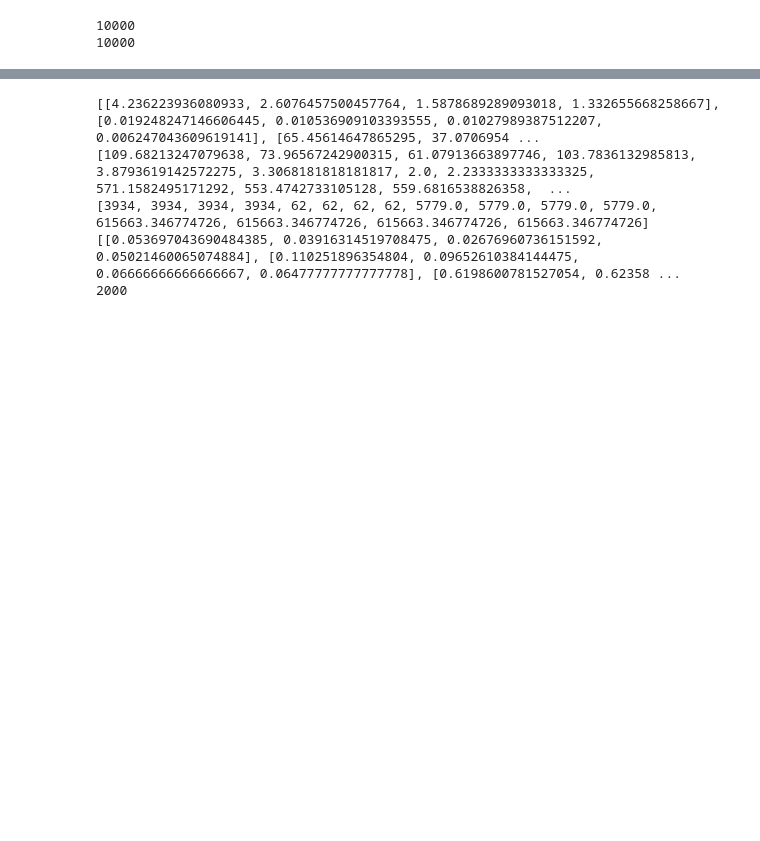
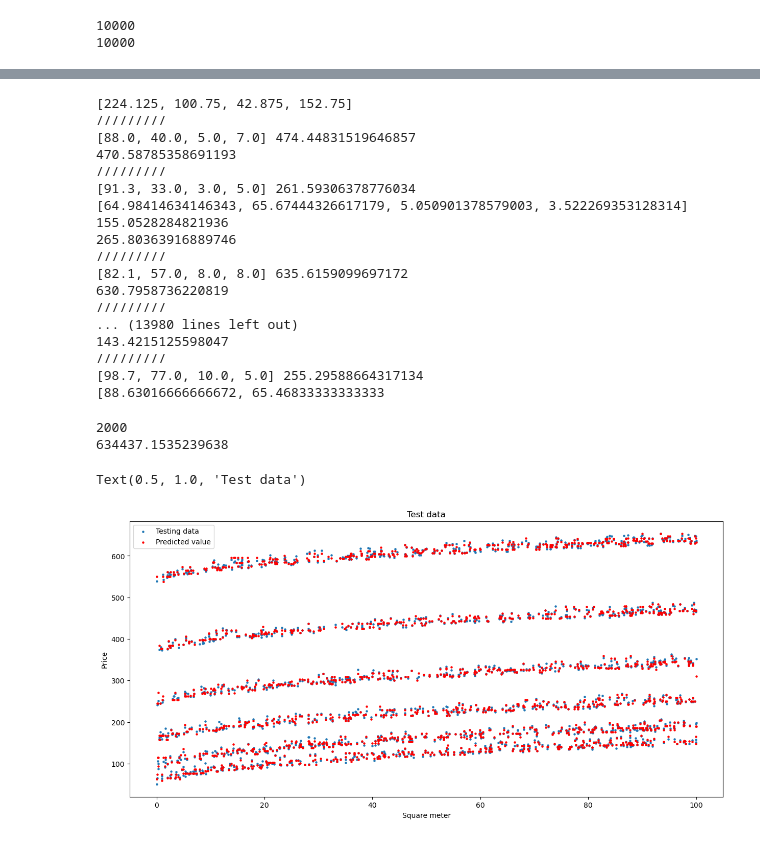
Before and after one commit to banpeter/NBRT, a Jupyter notebook: Regression_tree_non_binary.ipynb, the cells around one changed output, grey strips where cells are left out. Drawn from its saved outputs; the diff is of its cells as text; code cells hidden in the pictures; blank space fills up the shorter version.

```diff
--- a/Regression_tree_non_binary.ipynb
+++ b/Regression_tree_non_binary.ipynb
@@ -193,7 +202,7 @@ def get_features(X,labels,column,bottom,top):
 
     return [sub_X,sub_label]
 # %%
-def calculate_std(data):
+def calculate_std2(data):
 
     #print(data)
     mean = sum(data)/len(data)
@@ -523,7 +508,7 @@ for i in all_data:
 
     if(counter == 0):
         size =20
-        var = 0.5
+        var = 3
     if(counter == 1):
         size =5
         var = 0.2
@@ -658,7 +644,7 @@ def get_threshold(node):
             thresholds[j] += s[j]
     return thresholds,depth
 # %%
-print(times)
+
 predicted_value = []#predicted points
 difference = []
 MSE = []
@@ -669,7 +655,7 @@ all_mse = []
 all_std = []
 #for each tree we calculate the mean squared error
 
-
+c = 0
 
 for v in range(len(forest)):
     MSE = []
@@ -686,15 +672,20 @@ for v in range(len(forest)):
         l = 0
         thresholds,depth = get_threshold(i)
         thresholds = [x/depth for x in thresholds]
-
+        print(thresholds)
+        thresholds = [12,3,1,80]
+        #thresholds = [1,1,1,1]
+        #thresholds = [100,40,10,1000]
         for k in range(len(X_test)):
-
-
-            pr = predict(i,X_test[k],all_limits[v],thresholds)
+            print("/////////")
+            print(X_test[k],y_test[k])
+            pr = predict(i,X_test[k],all_limits[v],thresholds,y_test[k])
 
             p = 0
 
-            prev = 1000000000000
+
+
+            prev = pr[0]
             if(pr[0] != 0):
 
                 for f in range(0,len(pr)-1,2):
@@ -702,9 +693,15 @@ for v in range(len(forest)):
                         prev = pr[f+1]
                         p = pr[f]
 
+            print(p)
+            if(len(pr)>20):
+                c+=1
+                p = y_test[k]+3
 
             error += abs(y_test[k]-p)
-
+            if(abs(y_test[k]-p)>10):
+                print(abs(y_test[k]-p),p)
+                print("////////////////////////////////////////////////////////////////////////////////////////////////////////////////")
             mse += (y_test[k]-p)**2
             pv.append(p)
 
@@ -740,11 +737,39 @@ with open("Results/times_rtn2.csv", 'a',newline='') as f:
     for row in times:
 
         writer.writerow(row)'''
-
+print(c)
 print(len(predicted_value[0]))
 # %% [output]
-[[4.236223936080933, 2.6076457500457764, 1.5878689289093018, 1.332655668258667], [0.019248247146606445, 0.010536909103393555, 0.01027989387512207, 0.006247043609619141], [65.45614647865295, 37.0706954 ...
-[109.68213247079638, 73.96567242900315, 61.07913663897746, 103.7836132985813, 3.8793619142572275, 3.3068181818181817, 2.0, 2.2333333333333325, 571.1582495171292, 553.4742733105128, 559.6816538826358,  ...
-[3934, 3934, 3934, 3934, 62, 62, 62, 62, 5779.0, 5779.0, 5779.0, 5779.0, 615663.346774726, 615663.346774726, 615663.346774726, 615663.346774726]
-[[0.053697043690484385, 0.03916314519708475, 0.02676960736151592, 0.05021460065074884], [0.110251896354804, 0.09652610384144475, 0.06666666666666667, 0.06477777777777778], [0.6198600781527054, 0.62358 ...
-2000
+[224.125, 100.75, 42.875, 152.75]
+/////////
+[88.0, 40.0, 5.0, 7.0] 474.44831519646857
+470.58785358691193
+/////////
+[91.3, 33.0, 3.0, 5.0] 261.59306378776034
+[64.98414634146343, 65.67444326617179, 5.050901378579003, 3.522269353128314] 155.0528284821936
+265.80363916889746
+/////////
+[82.1, 57.0, 8.0, 8.0] 635.6159099697172
+630.7958736220819
+/////////
+... (13980 lines left out)
+143.4215125598047
+/////////
+[98.7, 77.0, 10.0, 5.0] 255.29588664317134
+[88.63016666666672, 65.46833333333333
+# %%
+plt.rcParams["figure.figsize"] = (15,7)
+print(len(y_test))
+#print(len(predicted_value[14]))
+plt.scatter([ X_test[i][0] for i in range(len(X_test)) ],y_test,s=5)
+plt.scatter([ X_test[i][0] for i in range(len(X_test)) ], predicted_value[0],c="r",s=5)
+plt.legend(["Testing data" , "Predicted value"])
+print(sum(y_test))
+plt.xlabel("Square meter")
+plt.ylabel("Price")
+plt.title("Test data")
+# %% [output]
+2000
+634437.1535239638
+Text(0.5, 1.0, 'Test data')
+[figure, added]
```
Also changed, not shown: parts of 16 cells of this notebook, 3 other files.
